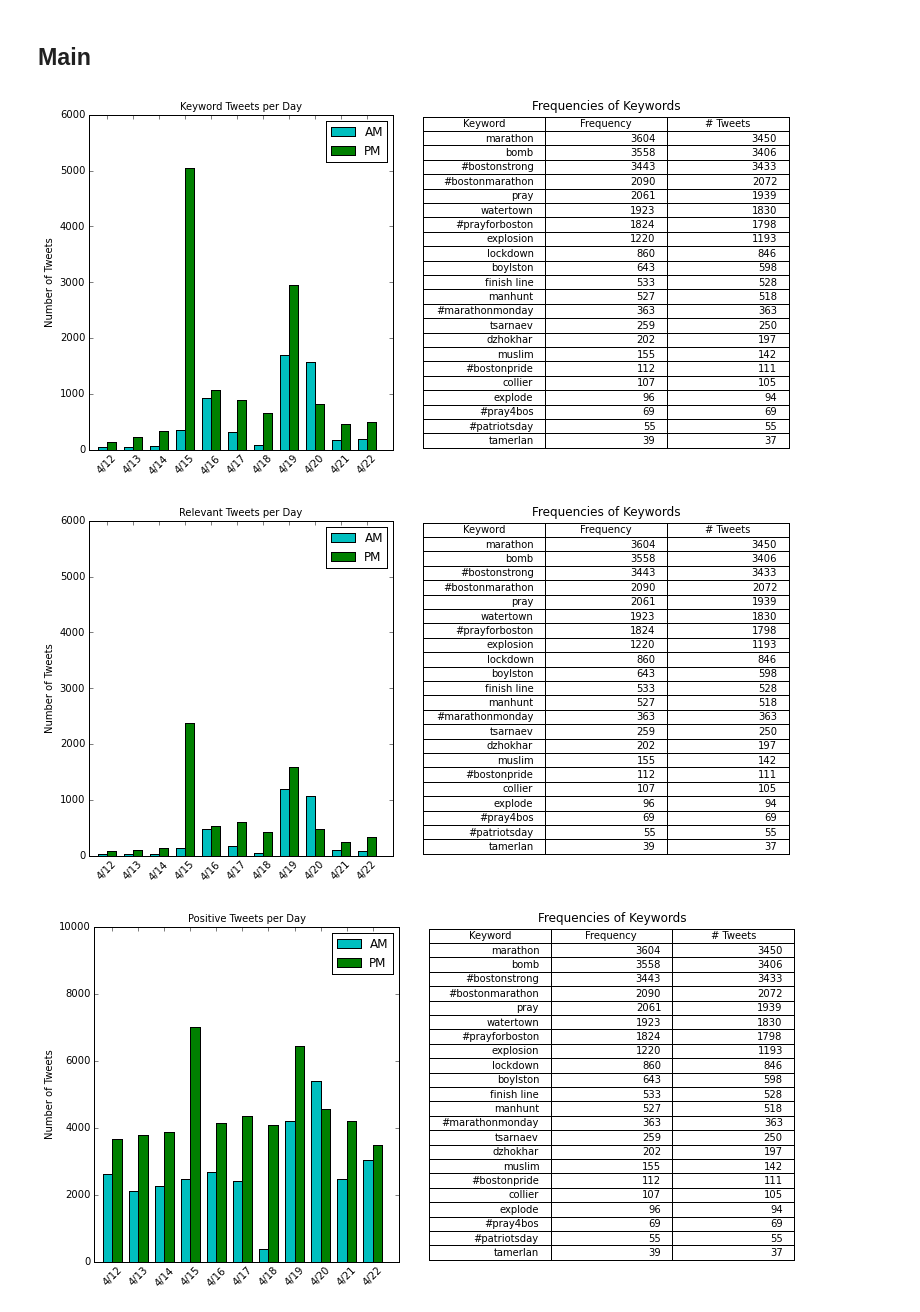
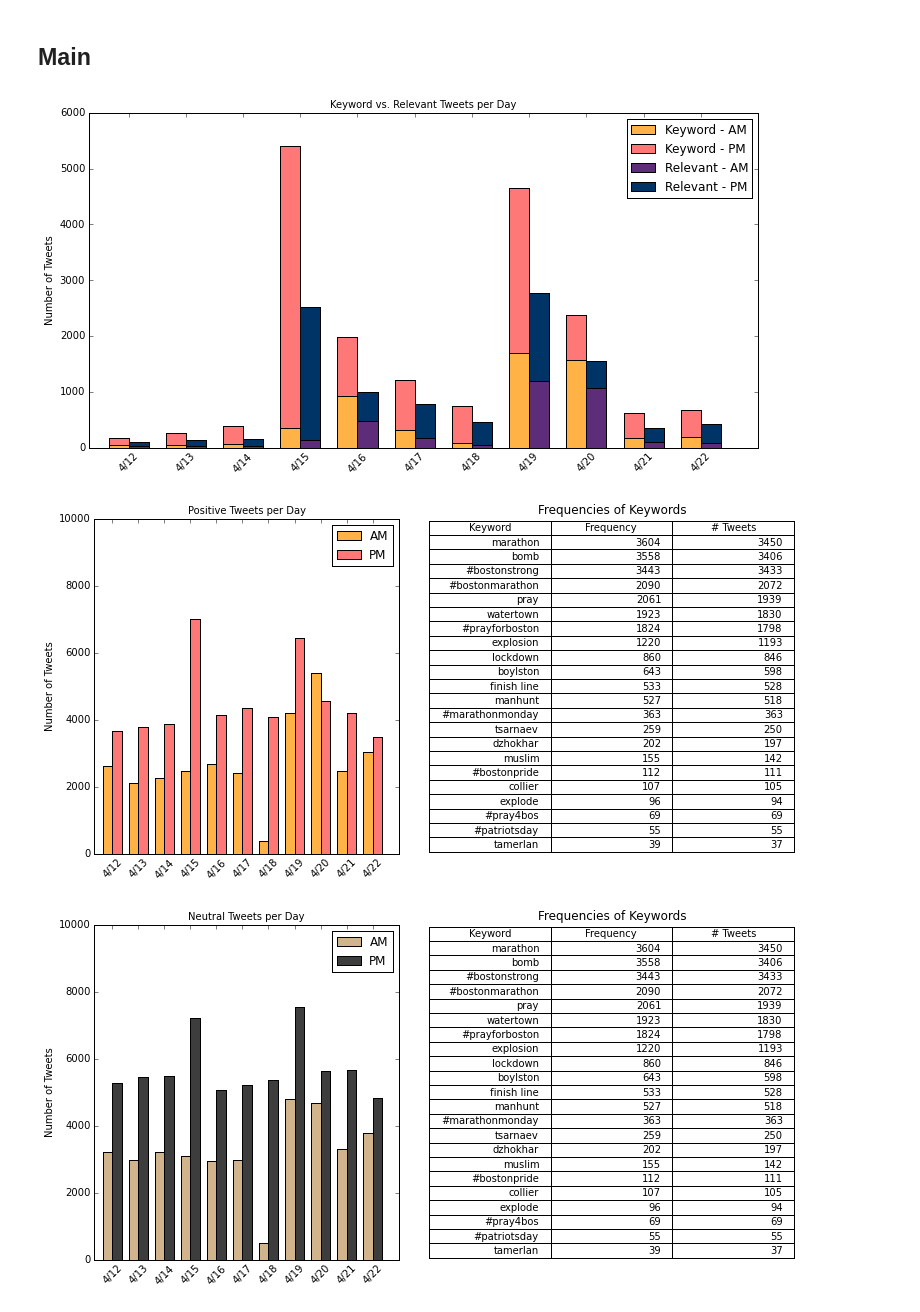
Before and after one commit to brix4dayz/bari_reu_2015, a Jupyter notebook: tweets/tweets_analyzer.ipynb, the cells around one changed output. Saved outputs shown, nothing was run; the diff lists cells and outputs as text; code cells hidden in the pictures.

Commit message:
Normalized 311/911 plots and made total plots. Stacked bars and colored sentiment plots. Just need to do map.

```diff
--- a/tweets/tweets_analyzer.ipynb
+++ b/tweets/tweets_analyzer.ipynb
@@ -47,7 +47,7 @@ def tweetContainsKeyWords(tweet):
     else:
         return False
 
-def makePlot(dates, month, title, outfile, maxc):
+def makePlot(dates, month, title, outfile, maxc, colors):
     ### produce subplots
     ### source: http://people.duke.edu/~ccc14/pcfb/numpympl/MatplotlibBarPlots.html
 
@@ -78,9 +78,9 @@ def makePlot(dates, month, title, outfile, maxc):
 
     ##### first plot
 
-    amBars = ax.bar(indices, ams, bar_width, color='c')
+    amBars = ax.bar(indices, ams, bar_width, color=colors['AM'])
 
-    pmBars = ax.bar(indices+bar_width, pms, bar_width, color='g')
+    pmBars = ax.bar(indices+bar_width, pms, bar_width, color=colors['PM'])
 
     ax.set_xlim(-bar_width, len(indices)+bar_width)
     ax.set_ylim(0, maxc)
@@ -142,6 +142,9 @@ def main():
     cats = paths.keys()
 
     sents = {'positive':{}, 'negative':{}, 'neutral':{}}
+
+    colorSents = {'positive':{'AM':'#ffb347', 'PM':'#FF7878'}, 'negative':{'AM':'#5E2D79', 'PM':'#003366'},
+                  'neutral':{'AM':'#D2B48C', 'PM':'#3D3D3D'}}
 
     with open('cleaned_geo_tweets_4_12_22.csv') as csvfile:
         # reads first line of csv to determine keys for the tweet hash, tweets
@@ -189,36 +192,91 @@ def main():
             if date.tm_hour < 12:                     # hour = 0 - 11
                 relDates[date.tm_mday]['AM'] += 1
             else:                                     # hour = 12 - 23
                 relDates[date.tm_mday]['PM'] += 1
         if date.tm_hour < 12:                     # hour = 0 - 11
             sents[cats[sentResults[i]]][date.tm_mday]['AM'] += 1
         else:                                     # hour = 12 - 23
             sents[cats[sentResults[i]]][date.tm_mday]['PM'] += 1
 
 
-    makePlot(kwDates, date.tm_mon, "Keyword Tweets per Day", 'tpd_kw.png', 6000)
+    #makePlot(kwDates, date.tm_mon, "Keyword Tweets per Day", 'tpd_kw.png', 6000)
 
-    makePlot(relDates, date.tm_mon, "Relevant Tweets per Day", 'tpd_rel.png', 6000)
+    #makePlot(relDates, date.tm_mon, "Relevant Tweets per Day", 'tpd_rel.png', 6000)
+
+    fig = plt.figure(figsize=(12,6))
+    ax = fig.add_subplot(111) # 1x2 grid, 1st subplot
+
+    #### make data plot-friendly
+
+    bar_width = 0.35
+    indices = np.arange(len(kwDates))
+
+    amsKW = []
+    pmsKW = []
+    amsREL = []
+    pmsREL = []
+    tickMarks = []
+
+    # goes through the date hashes in order of day
+    for d in sorted(relDates):
+        # adds the day's counts to each list respectively
+        amsREL.append(relDates[d]['AM'])
+        pmsREL.append(relDates[d]['PM'])
+
+    # goes through the date hashes in order of day
+    for d in sorted(kwDates):
+        # adds the day's counts to each list respectively
+        amsKW.append(kwDates[d]['AM'])
+        pmsKW.append(kwDates[d]['PM'])
+        # make string representing and add it to list
+        tickMarks.append(str(date.tm_mon) + '/' + str(d))
+
+    ##### get largest count of both lists and round up to nearest 100th
+    maxCount = int(math.ceil(max(amsKW + pmsKW + amsREL + pmsREL) / 1000.0)) * 1000
+
+    amBarsKW = ax.bar(indices, amsKW, bar_width, color='#ffb347')
+
+    pmBarsKW = ax.bar(indices, pmsKW, bar_width, color='#FF7878', bottom=amsKW)
+
+
+    amBarsREL = ax.bar(indices+bar_width, amsREL, bar_width, color='#5E2D79')
+
+    pmBarsREL = ax.bar(indices+bar_width, pmsREL, bar_width, color='#003366', bottom=amsREL)
+
+
+    ax.set_xlim(-bar_width, len(indices)+bar_width)
+    ax.set_ylim(0, 6000)
+    ax.set_ylabel('Number of Tweets')
+    ax.set_title('Keyword vs. Relevant Tweets per Day', fontsize=10)
+    ax.set_xticks(indices+bar_width)
+    tickNames = ax.set_xticklabels(tickMarks)
+    plt.setp(tickNames, rotation=45, fontsize=10)
+
+    ax.legend((amBarsKW[0], pmBarsKW[0], amBarsREL[0], pmBarsREL[0]),
+              ('Keyword - AM', 'Keyword - PM', 'Relevant - AM', 'Relevant - PM'))
+
+    #### save plots as image
+    plt.savefig('tpd_kw_rel.png', dpi=96)
 
     for s in sents.keys():
-        makePlot(sents[s], date.tm_mon, s.title() + " Tweets per Day", 'tpd_' + s + '.png', 10000)
+        makePlot(sents[s], date.tm_mon, s.title() + " Tweets per Day", 'tpd_' + s + '.png', 10000, colorSents[s])
 
     #boston = bm.BostonScatter(kwTweets)
     #boston.plotMap(outname='bostonTweets', title='GeoTagged Tweets of 10-day Period Containing Keywords')
 
     #boston = bm.GreaterBostonScatter(kwTweets)
     #boston.plotMap(outname='prev_scatterTweets_relevant', title='Geocoded Relevant Tweets of 10-day Period')
 
     #boston = bm.GreaterBostonDensity(kwTweets)
     #del(kwTweets)
     #boston.plotMap(outname='densityTweets_keywords', title='Density of Geotagged Tweets of 10-day Period Containing Keywords')
 
     return
 
 ## if this program is being executed, and not used as a module, call main
 if __name__ == "__main__":
     main()
 # %% [output]
-[figure, old version]
+[figure, new version]
-[figure, old version]
+[figure, new version]
-[figure, old version]
+[figure, new version]
```
Also changed, not shown: parts of 1 cell of this notebook, 37 other files.
